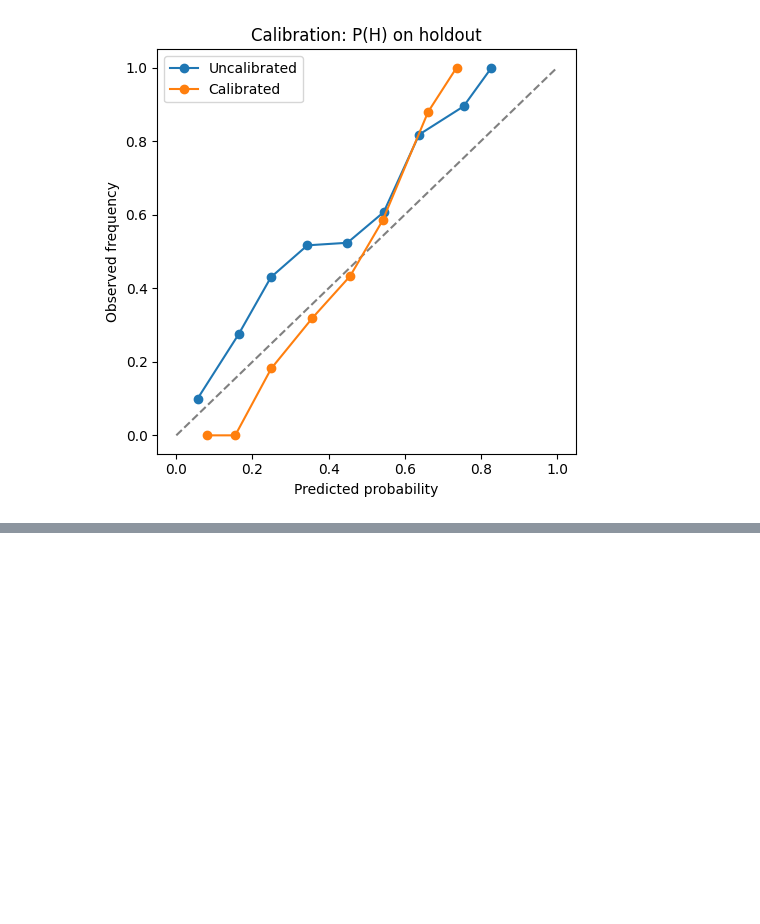
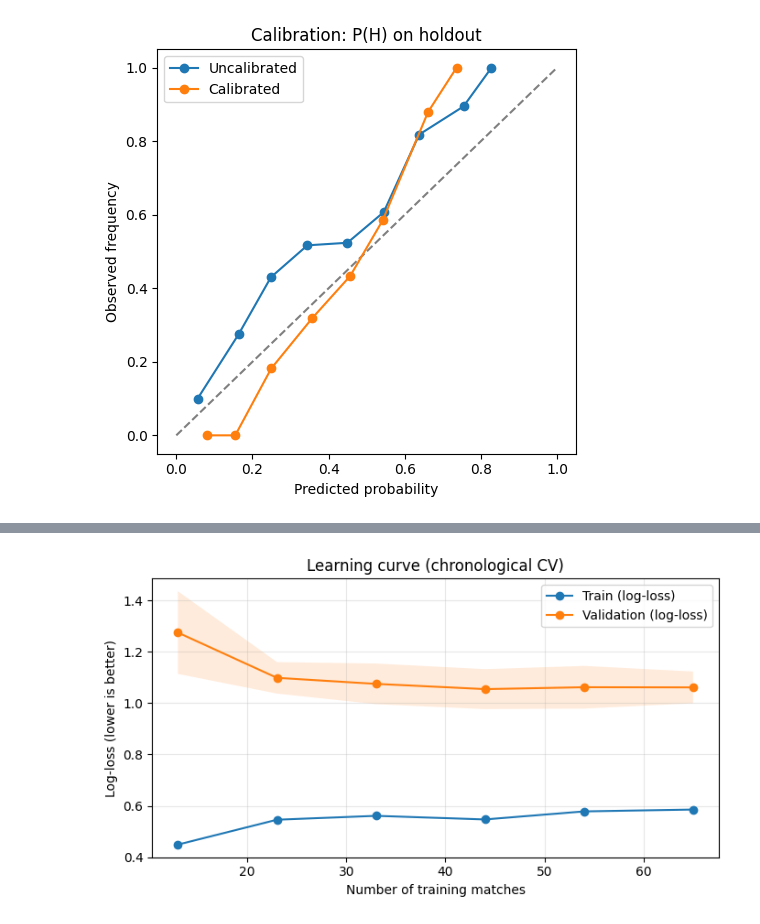
Before and after one commit to yusufakajose/Football-Match-Outcome-Prediction, a Jupyter notebook: docs/football analysis v2.ipynb, the cells around one changed output, grey strips where cells are left out. Drawn from its saved outputs; the diff is of its cells as text; code cells hidden in the pictures; blank space fills up the shorter version.

Commit message:
Analysis: add backtesting vs rolling results, learning curve (chronological CV) with plot, and temperature scaling commentary in notebook; include generated plot and helper script

```diff
--- a/docs/football analysis v2.ipynb
+++ b/docs/football analysis v2.ipynb
@@ -1713,0 +1806,91 @@ Calibrated   | logloss=0.9800 | brier=0.5801 | BSS=0.4393
+# %%
+# Learning curves: data size sensitivity (chronological CV)
+# Purpose: see how prediction quality (log-loss) improves as we increase historical data.
+
+import numpy as np
+import pandas as pd
+import matplotlib.pyplot as plt
+from IPython.display import display
+from sklearn.model_selection import TimeSeriesSplit, learning_curve
+from sklearn.preprocessing import OneHotEncoder
+from sklearn.compose import ColumnTransformer
+from sklearn.pipeline import make_pipeline
+from sklearn.linear_model import LogisticRegression
+
+# Reuse prepared data if present; otherwise, reconstruct minimal leakage-free set
+if 'bt_df' in globals():
+    lc_df = bt_df.copy()
+else:
+    if 'df' in globals():
+        _src = df.copy()
+    else:
+        _url = 'https://raw.githubusercontent.com/datasets/football-datasets/master/datasets/la-liga/season-1112.csv'
+        _src = pd.read_csv(_url)
+    lc_df = _src.loc[_src['FTR'].isin(['H','D','A']), ['HomeTeam','AwayTeam','FTR']].copy()
+    for _c in ['Date','MatchDate','matchday','MatchDay']:
+        if _c in _src.columns:
+            order = _src.loc[lc_df.index].sort_values(_c).index
+            lc_df = lc_df.loc[order].reset_index(drop=True)
+            break
+    else:
+        lc_df = lc_df.reset_index(drop=True)
+
+X_lc = lc_df[['HomeTeam','AwayTeam']]
+y_lc = lc_df['FTR']
+
+# Estimator (same baseline used elsewhere): OneHot(HomeTeam, AwayTeam) + multinomial LR
+pre = ColumnTransformer([
+    ('cats', OneHotEncoder(handle_unknown='ignore'), ['HomeTeam','AwayTeam'])
+])
+model = LogisticRegression(max_iter=400, multi_class='multinomial', solver='lbfgs')
+est = make_pipeline(pre, model)
+
+# Chronological CV and training sizes
+cv = TimeSeriesSplit(n_splits=5)
+train_sizes = np.linspace(0.2, 1.0, 6)
+
+sizes, train_scores, val_scores = learning_curve(
+    estimator=est,
+    X=X_lc,
+    y=y_lc,
+    train_sizes=train_sizes,
+    cv=cv,
+    scoring='neg_log_loss',
+    shuffle=False,
+    n_jobs=None,
+)
+
+# Convert to positive log-loss (lower is better)
+train_mean = -train_scores.mean(axis=1)
+train_std  =  train_scores.std(axis=1)
+val_mean   = -val_scores.mean(axis=1)
+val_std    =  val_scores.std(axis=1)
+
+summary_lc = pd.DataFrame({
+    'train_size_frac': sizes / len(X_lc),
+    'train_size_obs': sizes.astype(int),
+    'train_log_loss_mean': train_mean,
+    'val_log_loss_mean': val_mean,
+})
+
+print('Learning curve (log-loss) with TimeSeriesSplit — lower is better')
+display(summary_lc)
+
+# Visualization
+plt.figure(figsize=(7,4))
+plt.plot(sizes, train_mean, 'o-', label='Train (log-loss)')
+plt.plot(sizes, val_mean, 'o-', label='Validation (log-loss)')
+plt.fill_between(sizes, train_mean-train_std, train_mean+train_std, alpha=0.15)
+plt.fill_between(sizes, val_mean-val_std, val_mean+val_std, alpha=0.15)
+plt.xlabel('Number of training matches')
+plt.ylabel('Log-loss (lower is better)')
+plt.title('Learning curve (chronological CV)')
+plt.legend()
+plt.grid(True, alpha=0.3)
+plt.tight_layout()
+plt.show()
+
+# Quick takeaway
+improvement = float(val_mean[0] - val_mean[-1])
+print(f"Validation log-loss improvement from smallest to largest training size: {improvement:.4f}")
+# %% [output]
@@ -1713,0 +1905 @@ Calibrated   | logloss=0.9800 | brier=0.5801 | BSS=0.4393
+[figure, added]
```
Also changed, not shown: parts of 5 cells of this notebook, 2 other files.
